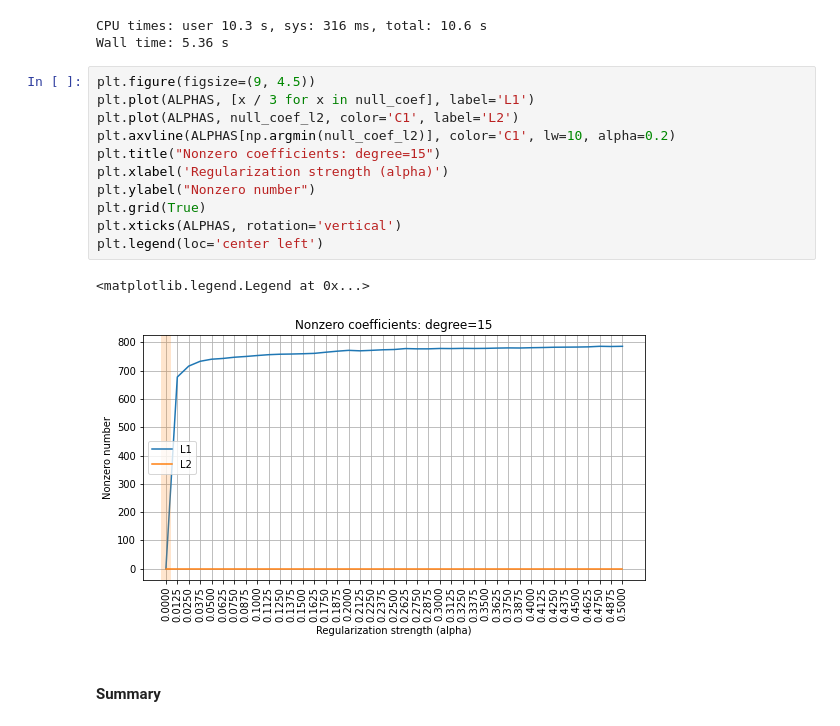
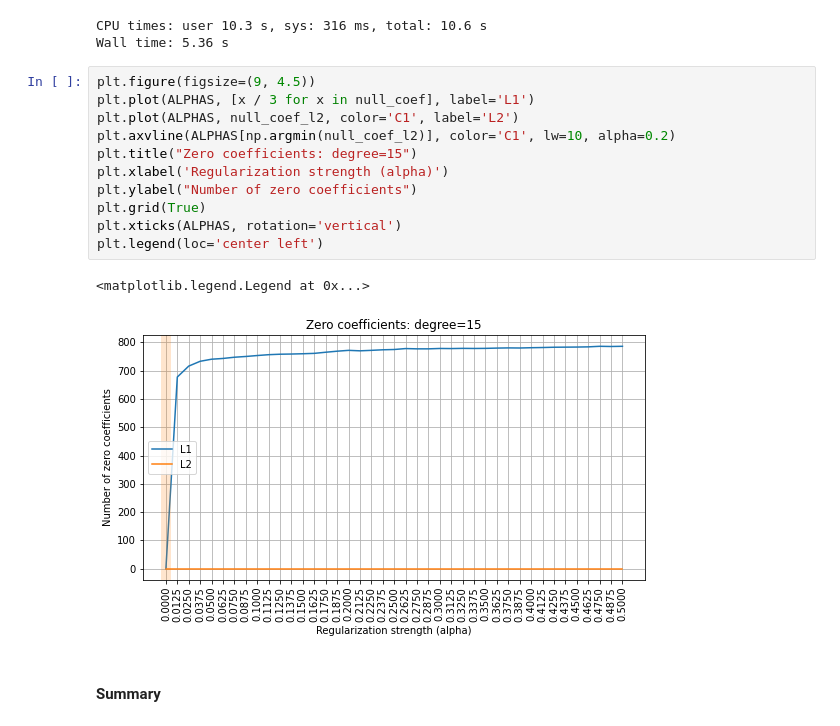
Before and after one commit to bonvech/ml-intro-2, a Jupyter notebook: 4_overfitting_regularization/overfitting_regularization.ipynb, the cells around one changed output. Saved outputs shown, nothing was run; the diff lists cells and outputs as text.

```diff
--- a/4_overfitting_regularization/overfitting_regularization.ipynb
+++ b/4_overfitting_regularization/overfitting_regularization.ipynb
@@ -756,17 +756,17 @@ Wall time: 5.36 s
 # %%
 plt.figure(figsize=(9, 4.5))
 plt.plot(ALPHAS, [x / 3 for x in null_coef], label='L1')
 plt.plot(ALPHAS, null_coef_l2, color='C1', label='L2')
 plt.axvline(ALPHAS[np.argmin(null_coef_l2)], color='C1', lw=10, alpha=0.2)
-plt.title("Nonzero coefficients: degree=15")
+plt.title("Zero coefficients: degree=15")
 plt.xlabel('Regularization strength (alpha)')
-plt.ylabel("Nonzero number")
+plt.ylabel("Number of zero coefficients")
 plt.grid(True)
 plt.xticks(ALPHAS, rotation='vertical')
 plt.legend(loc='center left')
 # %% [output]
 <matplotlib.legend.Legend at 0x...>
-[figure, old version]
+[figure, new version]
 # %% [markdown]
 #### Summary
 # %% [markdown]
```
